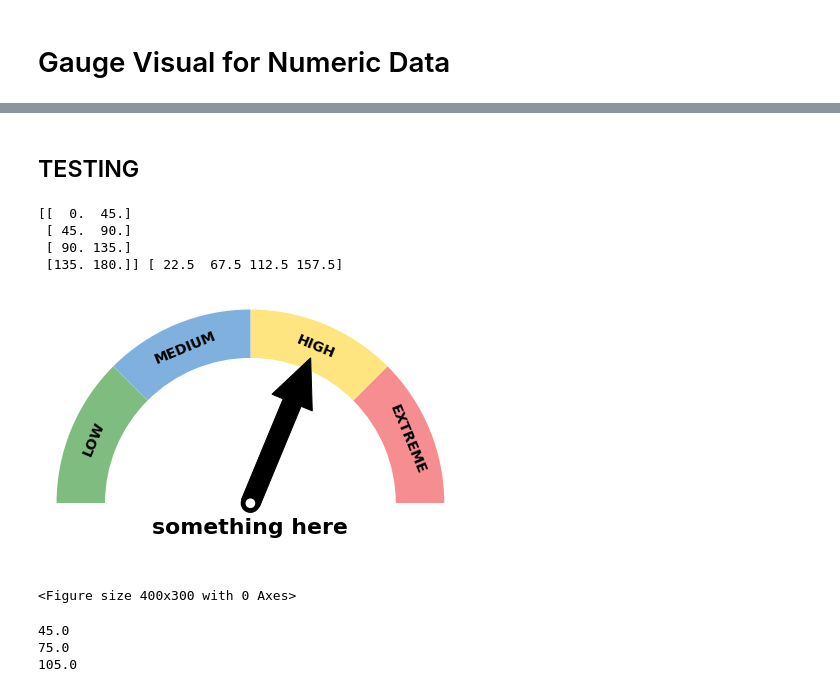
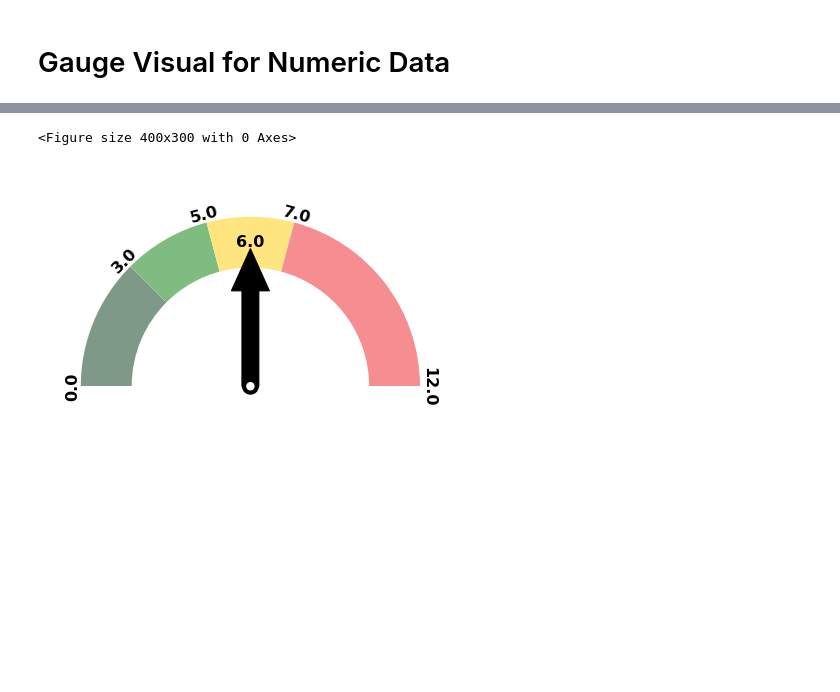
Before and after one commit to pwd5032/python-gauge-chart, a Jupyter notebook: gauge-test.ipynb, the cells around one changed output, grey strips where cells are left out. Drawn from its saved outputs; the diff is of its cells as text; code cells hidden in the pictures; blank space fills up the shorter version.

```diff
--- a/gauge-test.ipynb
+++ b/gauge-test.ipynb
@@ -138,14 +5,3 @@ Mid Points: [ 18.  54.  90. 126. 162.]
-# %% [markdown]
-## TESTING
-# %%
-gauge(labels=['LOW','MEDIUM','HIGH','EXTREME'], \
-      colors=['#007A00','#0063BF','#FFCC00','#ED1C24'], arrow=3, title='something here')
-# %% [output]
-[[  0.  45.]
- [ 45.  90.]
- [ 90. 135.]
- [135. 180.]] [ 22.5  67.5 112.5 157.5]
-[figure, removed]
 # %%
 # Prolog - Auto Generated #
 import os, uuid, matplotlib
@@ -163,35 +19,31 @@ matplotlib.pyplot.show = lambda args=None,kw=None: matplotlib.pyplot.savefig(str
 # %% [output]
 <Figure size 400x300 with 0 Axes>
 # %%
-import pandas as pd
+import os, sys
+import matplotlib
+from matplotlib import cm
+from matplotlib import pyplot as plt
+import numpy as np
+from matplotlib.patches import Circle, Wedge, Rectangle
 
 dataset = {
     'Value': [6]
     , 'Min': [0]
     , 'Max': [12]
     , 'L1': [3]
     , 'L2': [5]
     , 'L3': [7]
     , 'L4': [np.nan]
 }
 dataset = pd.DataFrame(dataset)
 
 datalist = dataset.values.tolist()[0]
 
 g_val = datalist[0]
 g_min = datalist[1]
 g_max = datalist[2]
 g_l = [x for x in datalist[3:] if np.isnan(x) == False]
 
-g_range = g_max - g_min
-
-def angle_conversion(orig_val, orig_range, orig_min):
-    val = (orig_val - orig_min) / orig_range * 180
-    return val
-
-for x in g_l:
-    print(angle_conversion(x, g_range, g_min))
+gauge(labels= g_l, cval= g_val, min= g_min, max= g_max)
 # %% [output]
-45.0
-75.0
-105.0
+[figure, added]
```
Also changed, not shown: parts of 9 cells of this notebook, 1 other file.
